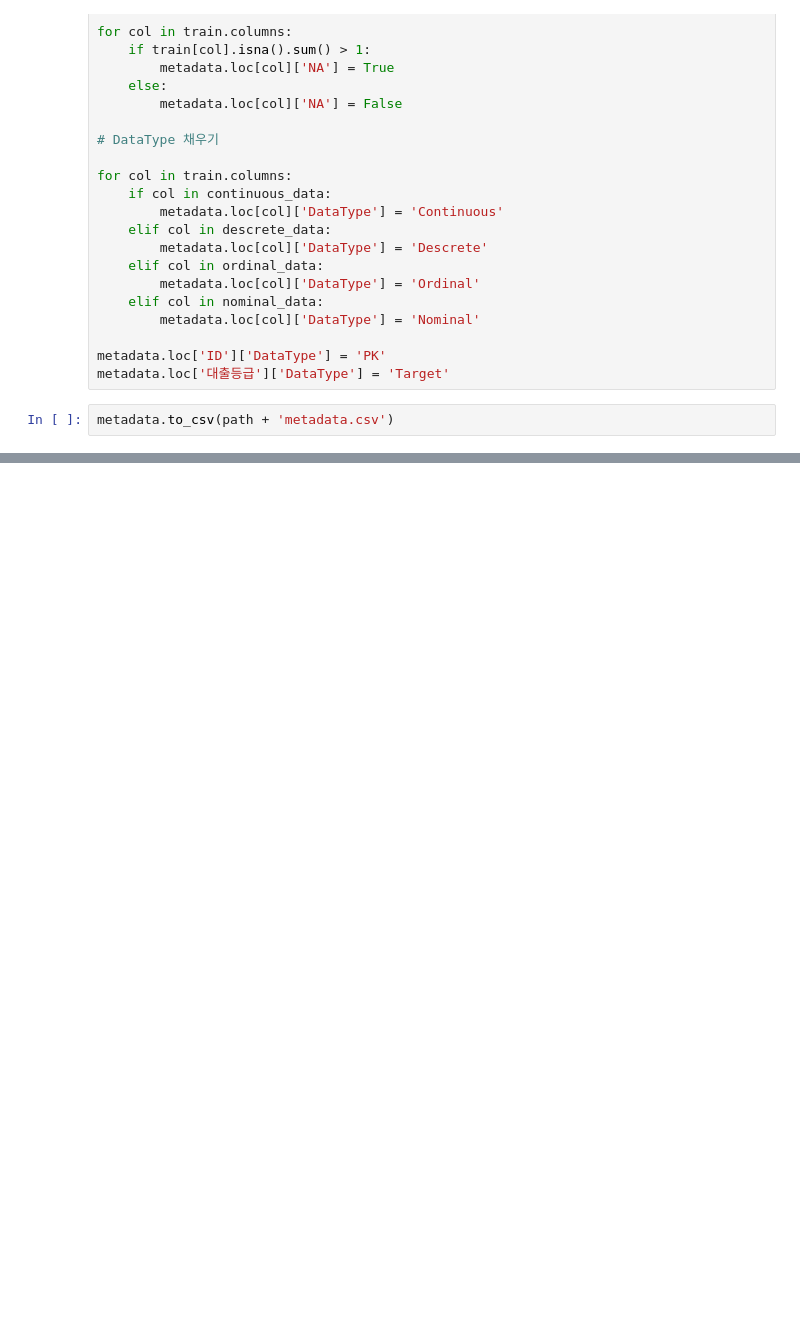
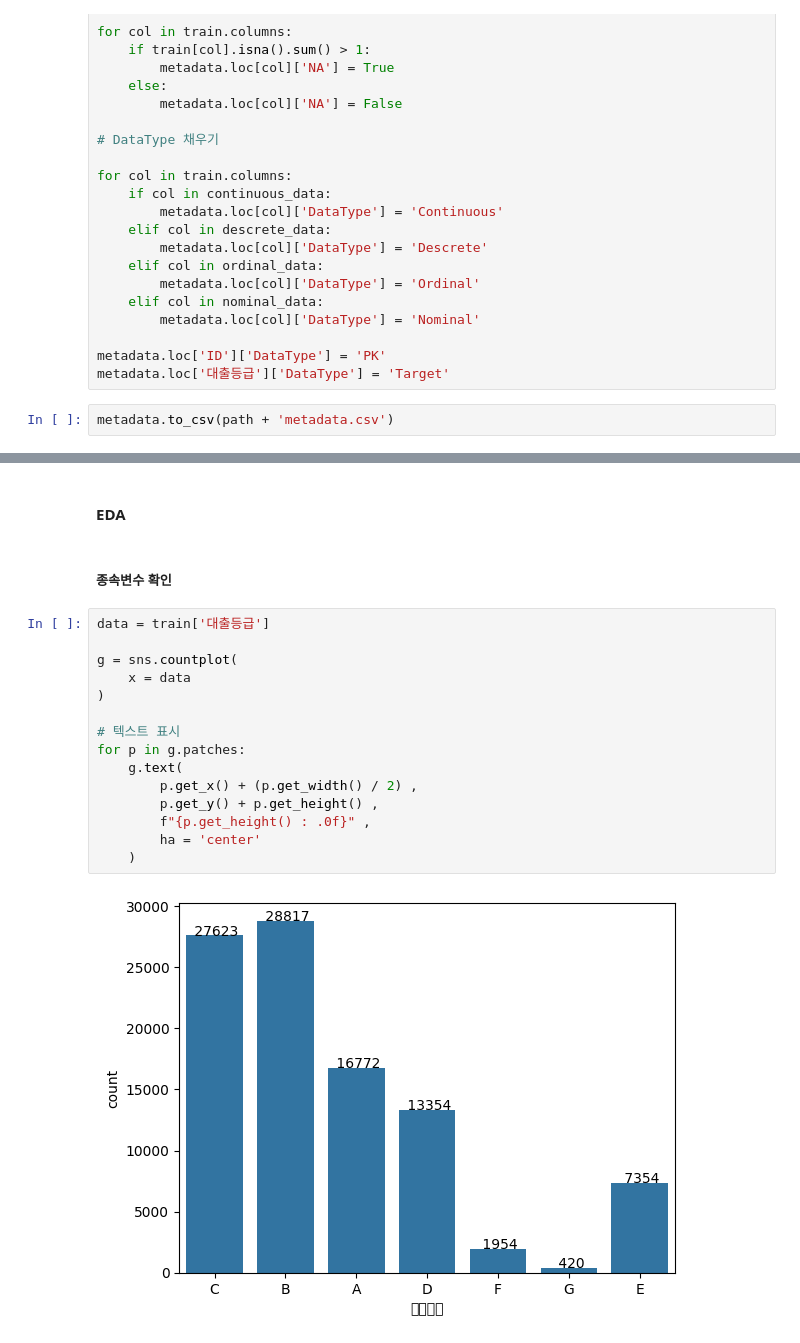
Before and after one commit to Dae-yangKim/Dacon_competiton, a Jupyter notebook: 2024.01.15/codes/eda_daeyangKim.ipynb, the cells around one changed output, grey strips where cells are left out. Saved outputs shown, nothing was run; the diff lists cells and outputs as text; blank space fills up the shorter version.

```diff
--- a/2024.01.15/codes/eda_daeyangKim.ipynb
+++ b/2024.01.15/codes/eda_daeyangKim.ipynb
@@ -126,0 +175,21 @@ metadata.to_csv(path + 'metadata.csv')
+# %% [markdown]
+#### EDA
+# %% [markdown]
+##### 종속변수 확인
+# %%
+data = train['대출등급']
+
+g = sns.countplot(
+    x = data
+)
+
+# 텍스트 표시
+for p in g.patches:
+    g.text(
+        p.get_x() + (p.get_width() / 2) ,
+        p.get_y() + p.get_height() ,
+        f"{p.get_height() : .0f}" ,
+        ha = 'center'
+    )
+# %% [output]
+[figure, added]
```
Also changed, not shown: parts of 8 cells of this notebook, 2 other files.
